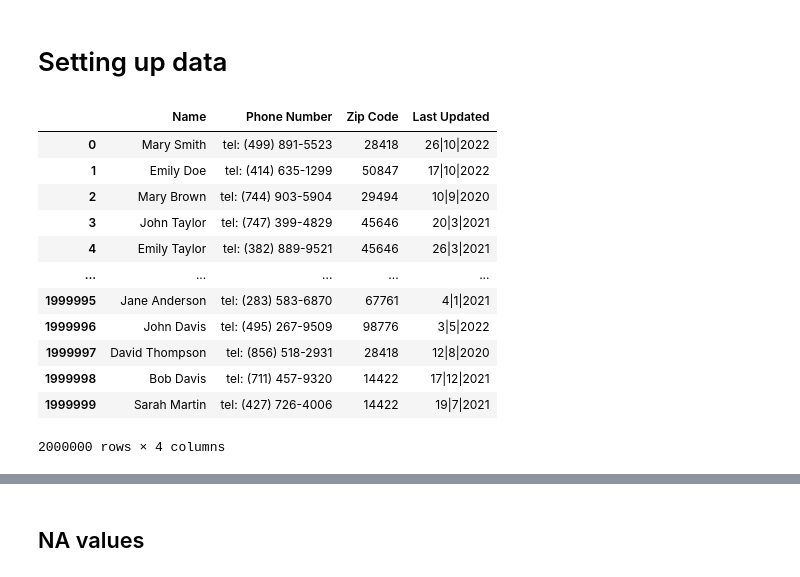
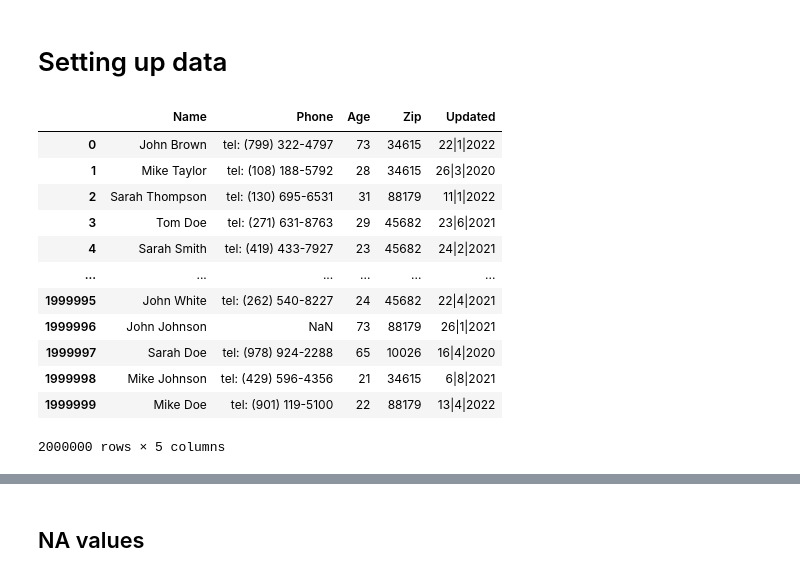
Before and after one commit to eupendra/locating_na, a Jupyter notebook: Catch NA.ipynb, the cells around one changed output, grey strips where cells are left out. Saved outputs shown, nothing was run; the diff lists cells and outputs as text; code cells hidden in the pictures.

```diff
--- a/Catch NA.ipynb
+++ b/Catch NA.ipynb
@@ -3,22 +3,3 @@ import pandas as pd
 import numpy as np
 # %% [markdown]
 # Setting up data
-# %%
-df = pd.read_csv('phone_directory.csv')
-df
-# %% [output]
-|  | Name | Phone Number | Zip Code | Last Updated |
-| 0 | Mary Smith | tel: (499) 891-5523 | 28418 | 26|10|2022 |
-| 1 | Emily Doe | tel: (414) 635-1299 | 50847 | 17|10|2022 |
-| 2 | Mary Brown | tel: (744) 903-5904 | 29494 | 10|9|2020 |
-| 3 | John Taylor | tel: (747) 399-4829 | 45646 | 20|3|2021 |
-| 4 | Emily Taylor | tel: (382) 889-9521 | 45646 | 26|3|2021 |
-| ... | ... | ... | ... | ... |
-| 1999995 | Jane Anderson | tel: (283) 583-6870 | 67761 | 4|1|2021 |
-| 1999996 | John Davis | tel: (495) 267-9509 | 98776 | 3|5|2022 |
-| 1999997 | David Thompson | tel: (856) 518-2931 | 28418 | 12|8|2020 |
-| 1999998 | Bob Davis | tel: (711) 457-9320 | 14422 | 17|12|2021 |
-| 1999999 | Sarah Martin | tel: (427) 726-4006 | 14422 | 19|7|2021 |
-2000000 rows × 4 columns
-# %%
-df = df[:10]
@@ -25 +57,20 @@ df = df[:10]
+# %%
+rows = 2000000
+create_dummy_directory(rows)
+df = pd.read_csv(f'phone_directory_{rows}.csv')
+df
+# %% [output]
+|  | Name | Phone | Age | Zip | Updated |
+| 0 | John Brown | tel: (799) 322-4797 | 73 | 34615 | 22|1|2022 |
+| 1 | Mike Taylor | tel: (108) 188-5792 | 28 | 34615 | 26|3|2020 |
+| 2 | Sarah Thompson | tel: (130) 695-6531 | 31 | 88179 | 11|1|2022 |
+| 3 | Tom Doe | tel: (271) 631-8763 | 29 | 45682 | 23|6|2021 |
+| 4 | Sarah Smith | tel: (419) 433-7927 | 23 | 45682 | 24|2|2021 |
+| ... | ... | ... | ... | ... | ... |
+| 1999995 | John White | tel: (262) 540-8227 | 24 | 45682 | 22|4|2021 |
+| 1999996 | John Johnson | NaN | 73 | 88179 | 26|1|2021 |
+| 1999997 | Sarah Doe | tel: (978) 924-2288 | 65 | 10026 | 16|4|2020 |
+| 1999998 | Mike Johnson | tel: (429) 596-4356 | 21 | 34615 | 6|8|2021 |
+| 1999999 | Mike Doe | tel: (901) 119-5100 | 22 | 88179 | 13|4|2022 |
+2000000 rows × 5 columns
 # %%
```
Also changed, not shown: parts of 30 cells of this notebook, 6 other files.
